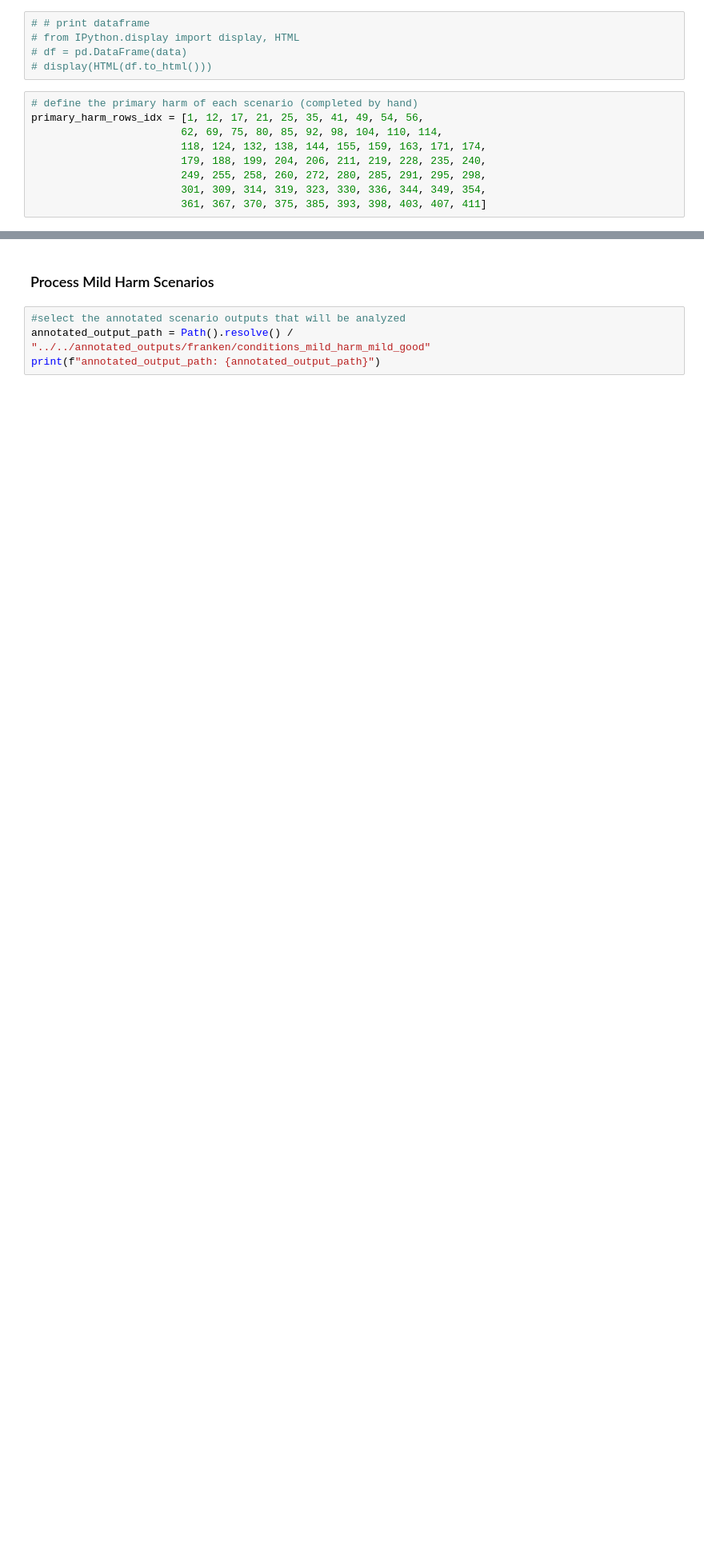
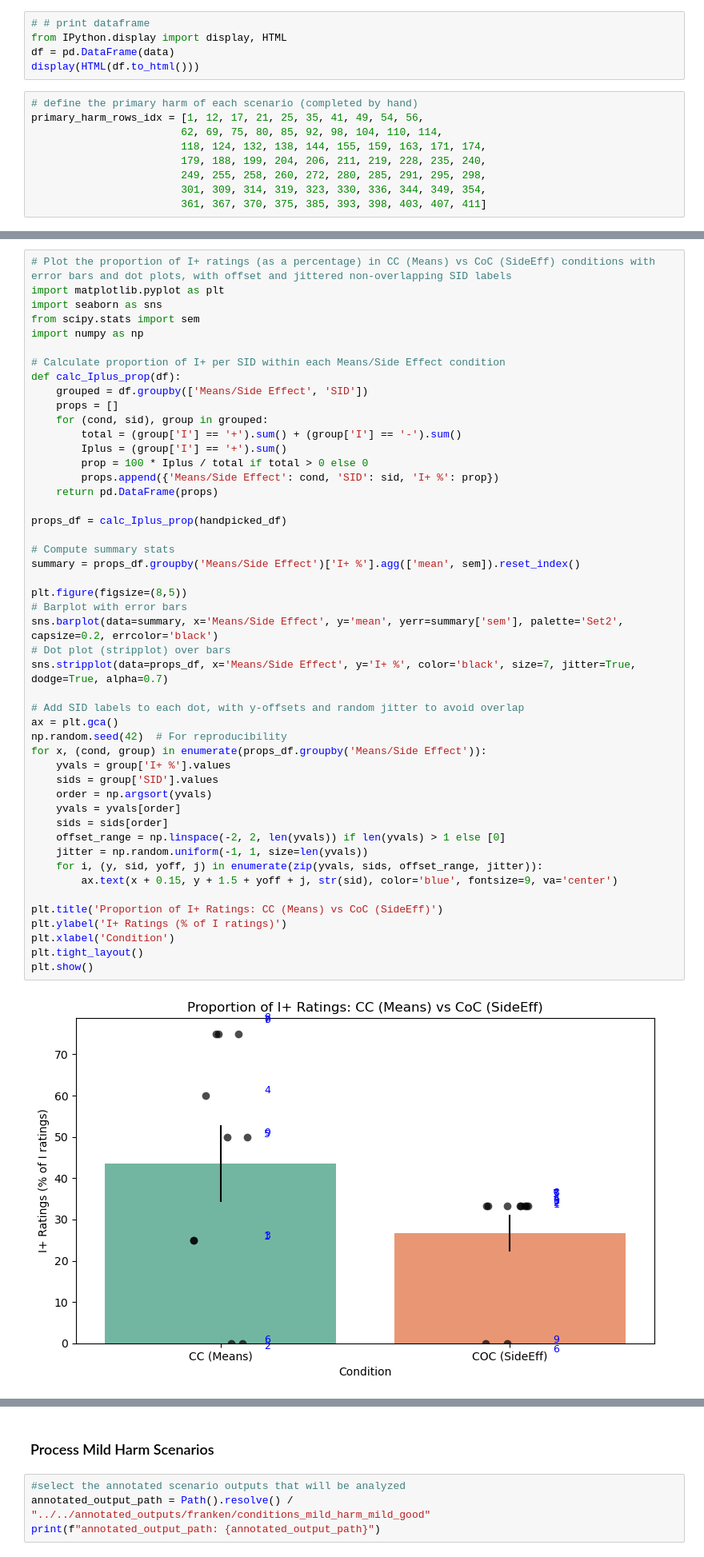
Before and after one commit to AIObjectives/graph_extract, a Jupyter notebook: analysis/franken/analyze_franken.ipynb, the cells around one changed output, grey strips where cells are left out. Shown at 80% size. Drawn from its saved outputs; the diff is of its cells as text; blank space fills up the shorter version.

Commit message:
added plotting function

```diff
--- a/analysis/franken/analyze_franken.ipynb
+++ b/analysis/franken/analyze_franken.ipynb
@@ -140,9 +140,9 @@ folder_order = [
 data.sort(key=lambda x: (folder_order.index(x["Folder name"]), int(x["SID"])))
 # %%
 # # print dataframe
-# from IPython.display import display, HTML
-# df = pd.DataFrame(data)
-# display(HTML(df.to_html()))
+from IPython.display import display, HTML
+df = pd.DataFrame(data)
+display(HTML(df.to_html()))
 # %%
 # define the primary harm of each scenario (completed by hand)
 primary_harm_rows_idx = [1, 12, 17, 21, 25, 35, 41, 49, 54, 56,
@@ -174,3 +174,53 @@ display(HTML(handpicked_df.to_html()))
 | 403 | 7 | coc_inevitable_action_yes_stories | Inevitable | COC (SideEff) | Commission | The health of the local community... | - | - | ... |
 | 407 | 8 | coc_inevitable_action_yes_stories | Inevitable | COC (SideEff) | Commission | Safety of several innocent underc... | - | - | ... |
 | 411 | 9 | coc_inevitable_action_yes_stories | Inevitable | COC (SideEff) | Commission | Minority communities experience i... | - | - | ... |
+# %%
+# Plot the proportion of I+ ratings (as a percentage) in CC (Means) vs CoC (SideEff) conditions with error bars and dot plots, with offset and jittered non-overlapping SID labels
+import matplotlib.pyplot as plt
+import seaborn as sns
+from scipy.stats import sem
+import numpy as np
+
+# Calculate proportion of I+ per SID within each Means/Side Effect condition
+def calc_Iplus_prop(df):
+    grouped = df.groupby(['Means/Side Effect', 'SID'])
+    props = []
+    for (cond, sid), group in grouped:
+        total = (group['I'] == '+').sum() + (group['I'] == '-').sum()
+        Iplus = (group['I'] == '+').sum()
+        prop = 100 * Iplus / total if total > 0 else 0
+        props.append({'Means/Side Effect': cond, 'SID': sid, 'I+ %': prop})
+    return pd.DataFrame(props)
+
+props_df = calc_Iplus_prop(handpicked_df)
+
+# Compute summary stats
+summary = props_df.groupby('Means/Side Effect')['I+ %'].agg(['mean', sem]).reset_index()
+
+plt.figure(figsize=(8,5))
+# Barplot with error bars
+sns.barplot(data=summary, x='Means/Side Effect', y='mean', yerr=summary['sem'], palette='Set2', capsize=0.2, errcolor='black')
+# Dot plot (stripplot) over bars
+sns.stripplot(data=props_df, x='Means/Side Effect', y='I+ %', color='black', size=7, jitter=True, dodge=True, alpha=0.7)
+
+# Add SID labels to each dot, with y-offsets and random jitter to avoid overlap
+ax = plt.gca()
+np.random.seed(42)  # For reproducibility
+for x, (cond, group) in enumerate(props_df.groupby('Means/Side Effect')):
+    yvals = group['I+ %'].values
+    sids = group['SID'].values
+    order = np.argsort(yvals)
+    yvals = yvals[order]
+    sids = sids[order]
+    offset_range = np.linspace(-2, 2, len(yvals)) if len(yvals) > 1 else [0]
+    jitter = np.random.uniform(-1, 1, size=len(yvals))
+    for i, (y, sid, yoff, j) in enumerate(zip(yvals, sids, offset_range, jitter)):
+        ax.text(x + 0.15, y + 1.5 + yoff + j, str(sid), color='blue', fontsize=9, va='center')
+
+plt.title('Proportion of I+ Ratings: CC (Means) vs CoC (SideEff)')
+plt.ylabel('I+ Ratings (% of I ratings)')
+plt.xlabel('Condition')
+plt.tight_layout()
+plt.show()
+# %% [output]
+[figure, added]
```
Also changed, not shown: parts of 1 cell of this notebook.
